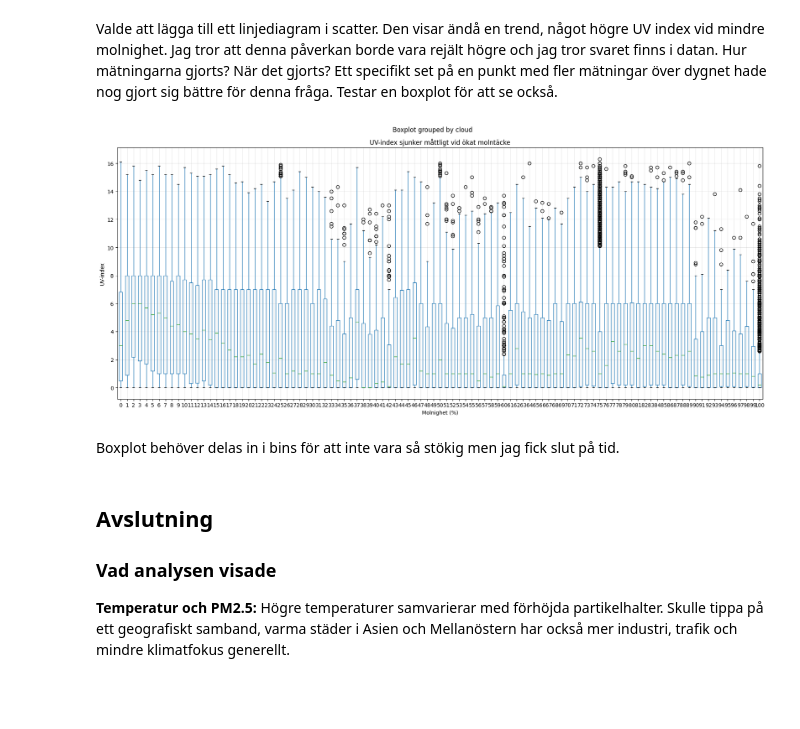
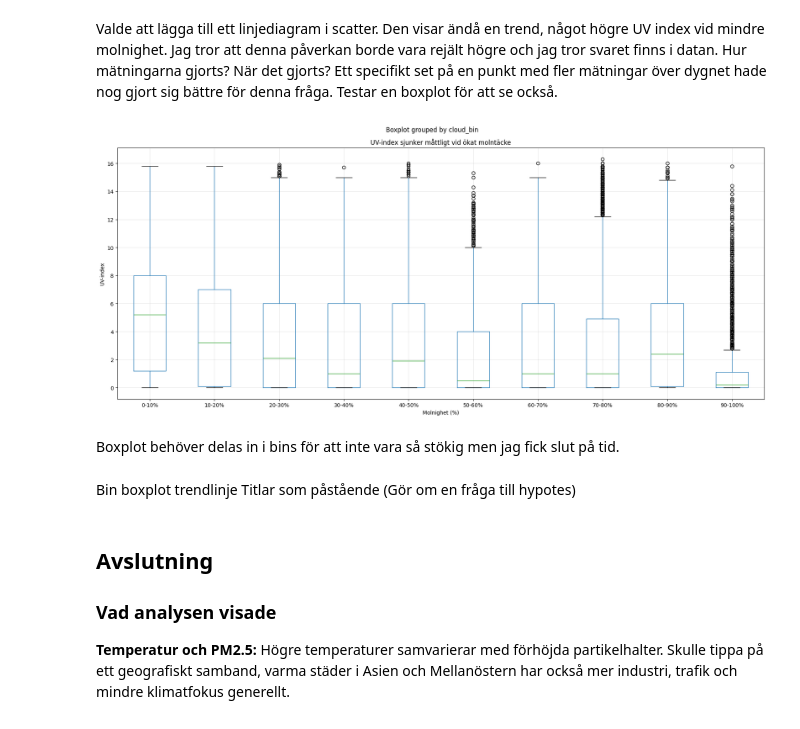
Before and after one commit to NonSentientExistence/Ai_KK_1, a Jupyter notebook: notebook.ipynb, the cells around one changed output. Cells and saved outputs as stored; diff of their text form; code cells hidden in the pictures; blank space fills up the shorter version.

Commit message:
Changed UV boxplot x axis to bins

```diff
--- a/notebook.ipynb
+++ b/notebook.ipynb
@@ -350,25 +350,38 @@ plt.show()
 # %% [markdown]
 Valde att lägga till ett linjediagram i scatter. Den visar ändå en trend, något högre UV index vid mindre molnighet. Jag tror att denna påverkan borde vara rejält högre och jag tror svaret finns i datan. Hur mätningarna gjorts? När det gjorts? Ett specifikt set på en punkt med fler mätningar över dygnet hade nog gjort sig bättre för denna fråga. Testar en boxplot för att se också.
 # %%
+df_clean["cloud_bin"] = pd.cut(
+    df_clean["cloud"],
+    bins=[0, 10, 20, 30, 40, 50, 60, 70, 80, 90, 100],
+    labels=["0-10%", "10-20%", "20-30%", "30-40%", "40-50%", "50-60%", "60-70%", "70-80%", "80-90%", "90-100%"]
+)
+
+
+
 fig, ax = plt.subplots(figsize=(18, 8))
 
 df_clean.boxplot(
     column="uv_index",
-    by="cloud",
+    by="cloud_bin",
     ax=ax
 )
 
 ax.set_xlabel("Molnighet (%)")
 ax.set_ylabel("UV-index")
 ax.set_title("UV-index sjunker måttligt vid ökat molntäcke")
 ax.grid(alpha=0.3)
 
 plt.tight_layout()
 plt.show()
 # %% [output]
-[figure, old version]
+[figure, new version]
 # %% [markdown]
 Boxplot behöver delas in i bins för att inte vara så stökig men jag fick slut på tid.
+# %% [markdown]
+Bin boxplot
+trendlinje
+Titlar som påstående
+(Gör om en fråga till hypotes)
 # %% [markdown]
 ## Avslutning
 
```
Also changed, not shown: parts of 1 cell of this notebook.
